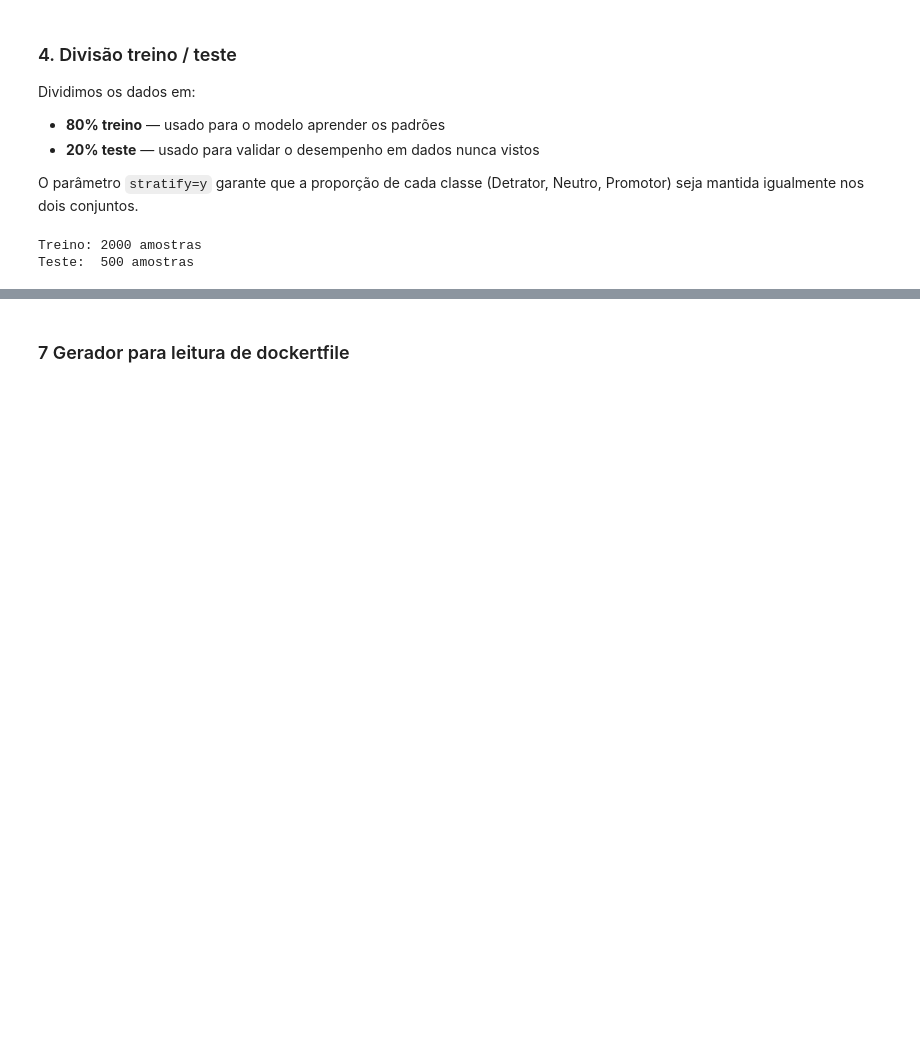
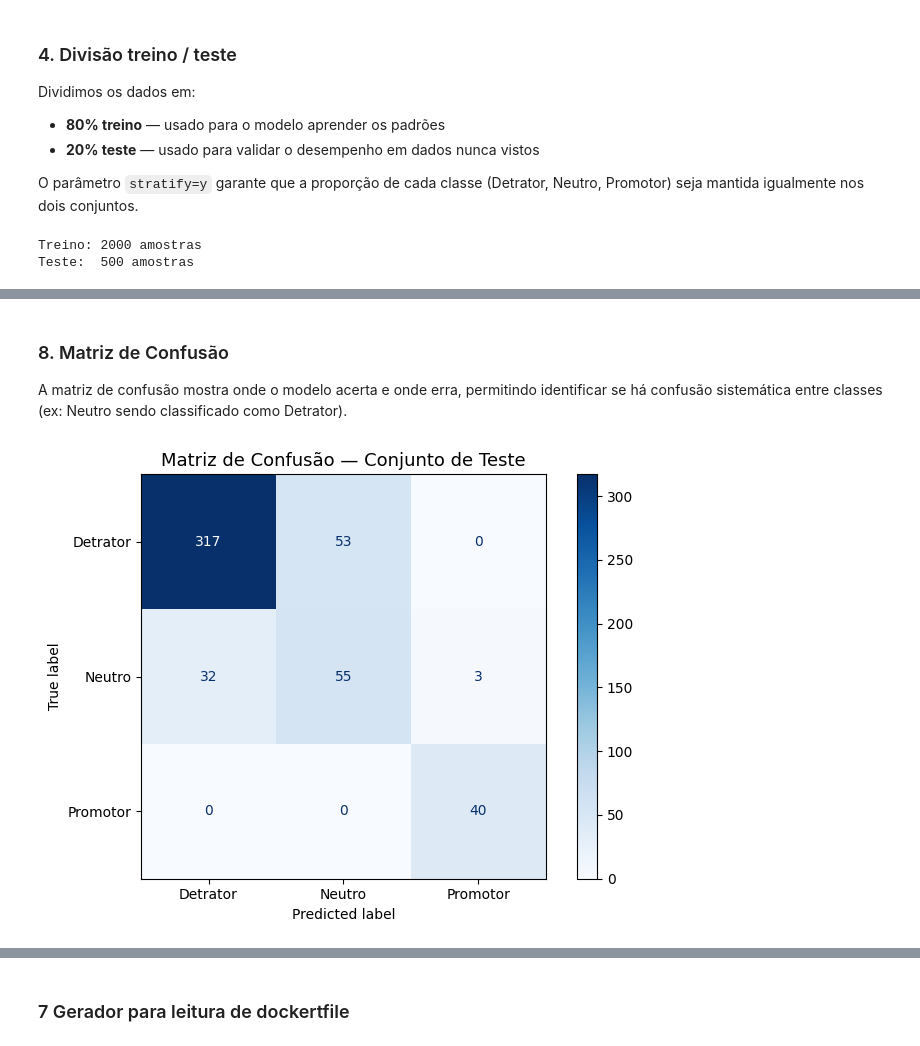
Before and after one commit to Vitor-Lopes-Rodrigues/1IAST---Fase-1---Tech-Challenge, a Jupyter notebook: notebooks/02_modelo_preditivo.ipynb, the cells around one changed output, grey strips where cells are left out. Cells and saved outputs as stored; diff of their text form; code cells hidden in the pictures; blank space fills up the shorter version.

```diff
--- a/notebooks/02_modelo_preditivo.ipynb
+++ b/notebooks/02_modelo_preditivo.ipynb
@@ -135,8 +160,20 @@ Optamos pelo **Random Forest Classifier** pelos seguintes motivos:
 - Não exige normalização dos dados
 - Fornece a importância de cada feature nativamente
 # %%
-model = RandomForestClassifier(n_estimators=100, random_state=42)
-model.fit(X_train, y_train)
+param_grid = {
+    'n_estimators': [100, 200],
+    'max_depth': [None, 10, 20],
+    'min_samples_split': [2, 5],
+}
 
+rf = RandomForestClassifier(class_weight='balanced', random_state=42)
+
+grid_search = GridSearchCV(rf, param_grid, cv=5, scoring='f1_macro', n_jobs=-1, verbose=1)
+grid_search.fit(X_train, y_train)
+
+model = grid_search.best_estimator_
+
+print(f'Melhores hiperparâmetros: {grid_search.best_params_}')
+print(f'Melhor F1-macro (CV): {grid_search.best_score_:.4f}')
 print('Modelo treinado com sucesso!')
 # %% [output]
@@ -168,0 +227,17 @@ weighted avg       0.84      0.85      0.84       500
+# %% [markdown]
+### 8. Matriz de Confusão
+
+A matriz de confusão mostra onde o modelo acerta e onde erra, permitindo identificar se há confusão sistemática entre classes (ex: Neutro sendo classificado como Detrator).
+# %%
+fig, ax = plt.subplots(figsize=(7, 5))
+ConfusionMatrixDisplay.from_predictions(
+    y_test, y_pred,
+    display_labels=['Detrator', 'Neutro', 'Promotor'],
+    cmap='Blues',
+    ax=ax
+)
+ax.set_title('Matriz de Confusão — Conjunto de Teste', fontsize=13)
+plt.tight_layout()
+plt.show()
+# %% [output]
+[figure, added]
```
Also changed, not shown: parts of 11 cells of this notebook, 2 other files.
